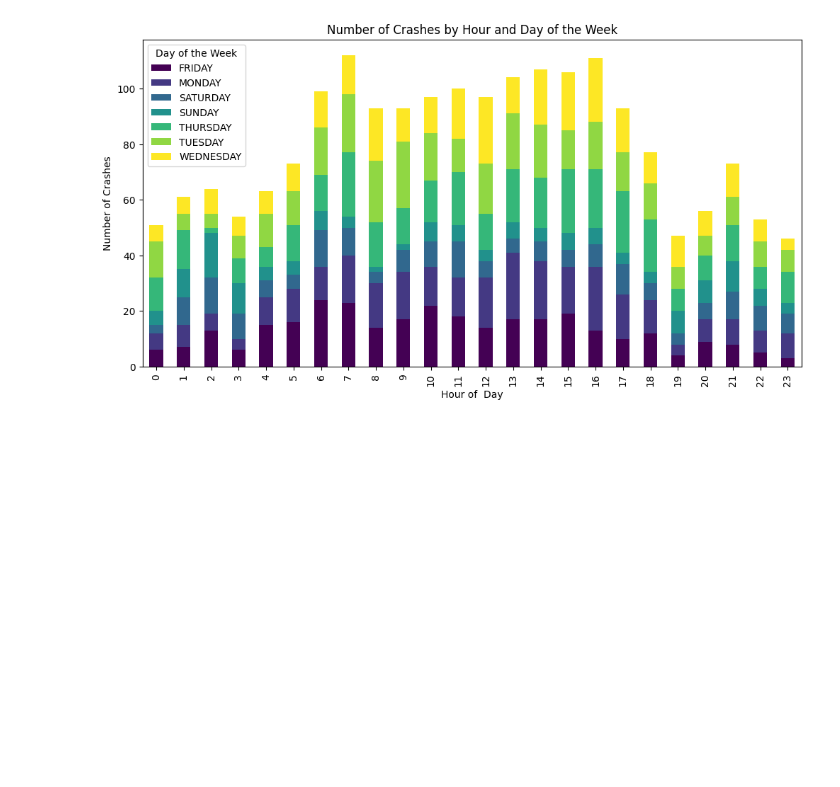
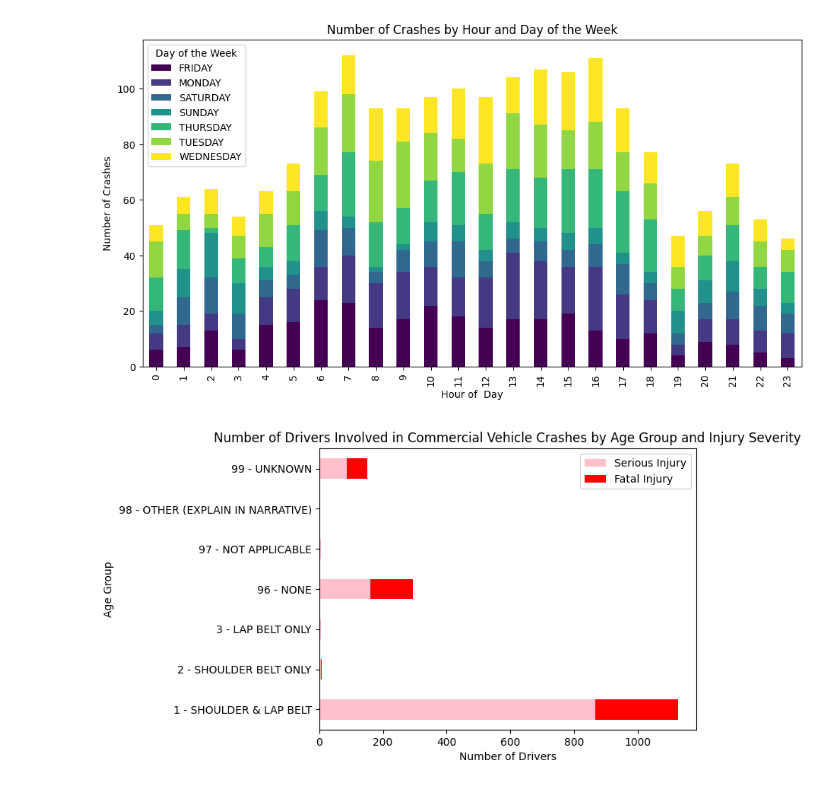
Before and after one commit to drainlm/CrashDash, a Jupyter notebook: crashvisualizations.ipynb, the cells around one changed output. Cells and saved outputs as stored; diff of their text form; code cells hidden in the pictures; blank space fills up the shorter version.

```diff
--- a/crashvisualizations.ipynb
+++ b/crashvisualizations.ipynb
@@ -174,5 +165,26 @@ plt.legend(title='Day of the Week')
 plt.show()
 # %% [output]
 [figure]
+# %%
+# Get data for serious injuries and fatal injuries by restraint type
+restraint_serious_injuries = pd.read_sql_query("SELECT DISTINCT `Crash ID`, `Person Restraint Used`, `Person Injury Severity` FROM crashes WHERE `Person Injury Severity` = 'A - SUSPECTED SERIOUS INJURY' AND `Person Type` = '1 - DRIVER'", conn)
+restraint_fatal_injuries = pd.read_sql_query("SELECT DISTINCT `Crash ID`, `Person Restraint Used`, `Person Injury Severity` FROM crashes WHERE `Person Injury Severity` = 'K - FATAL INJURY' AND `Person Type` = '1 - DRIVER'", conn)
+
+# Get counts for each restraint type for both injury types
+restraint_serious_injury_counts = restraint_serious_injuries['Person Restraint Used'].value_counts().sort_index()
+restraint_fatal_injury_counts = restraint_fatal_injuries['Person Restraint Used'].value_counts().sort_index()
+
+
+# Combine counts with concat
+restraint_combined_counts = pd.concat([restraint_serious_injury_counts, restraint_fatal_injury_counts], axis=1)
+restraint_combined_counts.columns = ['Serious Injury', 'Fatal Injury']
+# %%
+restraint_combined_counts.plot(kind='barh', stacked=True, color=['pink', 'red'])
+plt.xlabel('Number of Drivers')
+plt.ylabel('Age Group')
+plt.title('Number of Drivers Involved in Commercial Vehicle Crashes by Age Group and Injury Severity')
+plt.show()
+# %% [output]
+[figure, added]
 # %%
 # Close the SQLite connection
```
Also changed, not shown: parts of 2 cells of this notebook, 7 other files.
